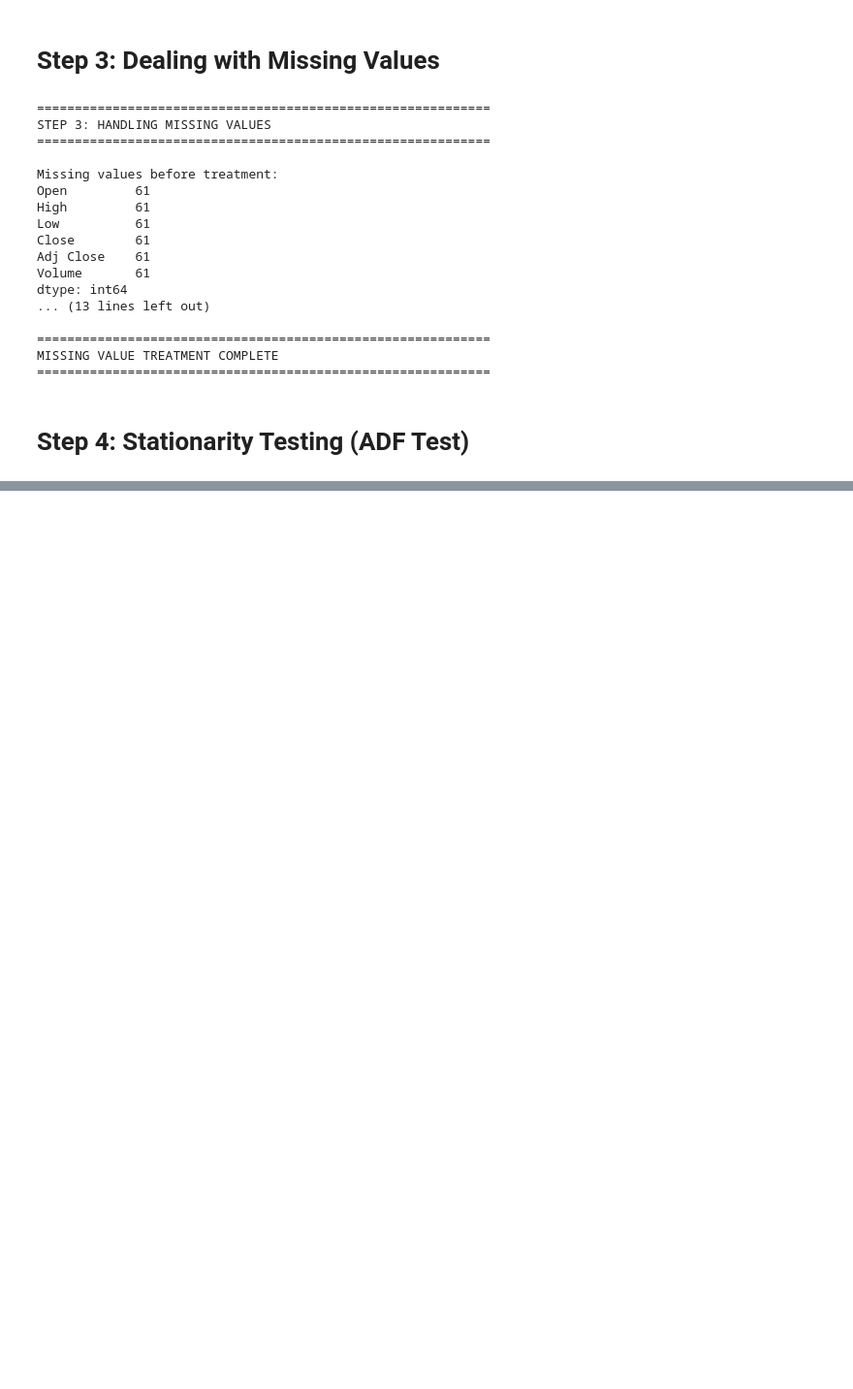
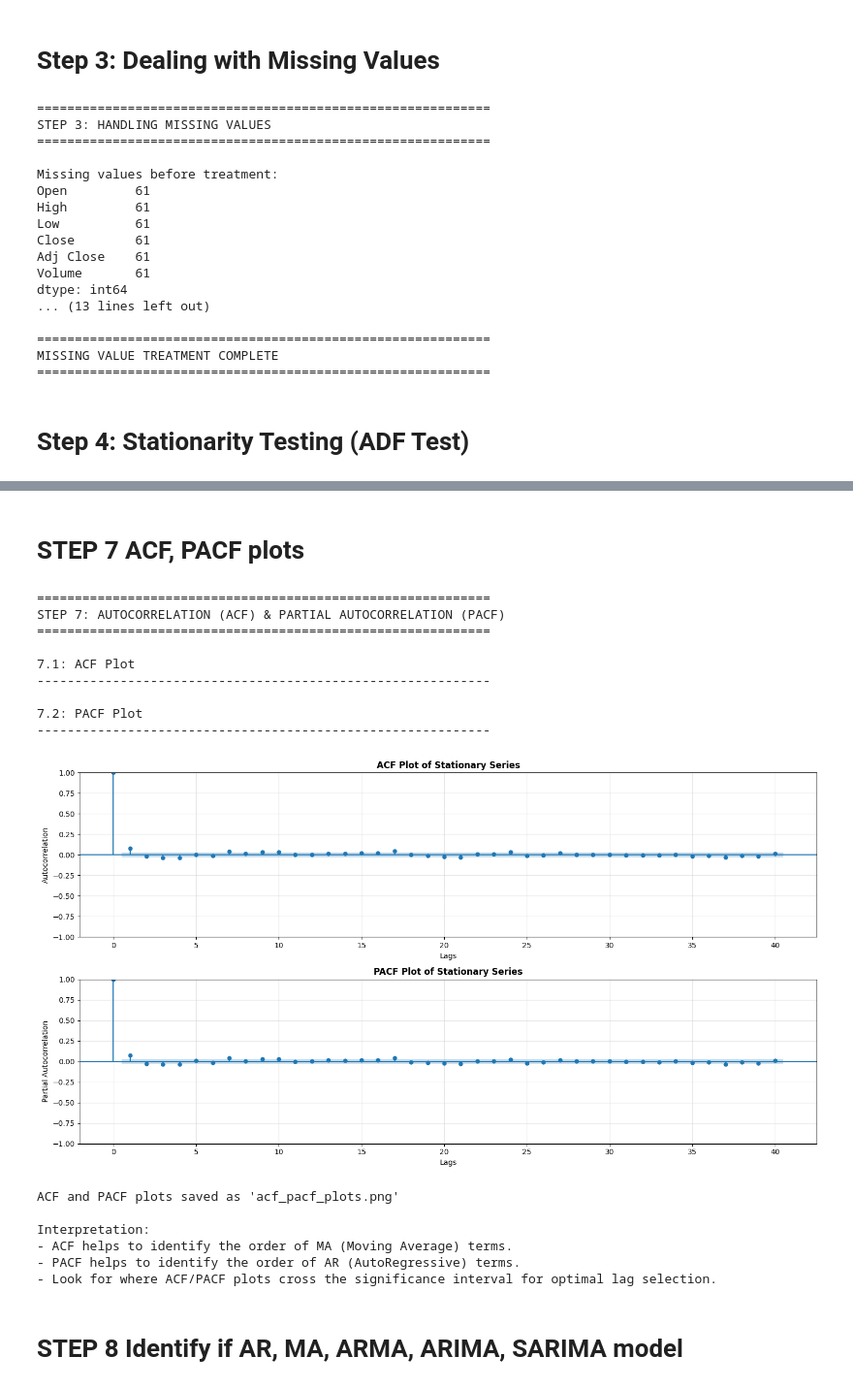
Before and after one commit to dipto8103/TATA-Stock-Analysis, a Jupyter notebook: main.ipynb, the cells around one changed output, grey strips where cells are left out. Shown at 97% size. Cells and saved outputs as stored; diff of their text form; code cells hidden in the pictures; blank space fills up the shorter version.

Commit message:
feat: refresh ARIMA workflow and outputs

```diff
--- a/main.ipynb
+++ b/main.ipynb
@@ -10,7 +10,7 @@ import seaborn as sns
 from scipy import stats
 from statsmodels.tsa.stattools import adfuller
 # %%
-df = pd.read_csv(r'D:\SEM 7\ATS_Project\TATAMOTORS.NS.csv')
+df = pd.read_csv(r'C:\Users\athar\ats project\ats project\TATAMOTORS.NS.csv')
 df['Date'] = pd.to_datetime(df['Date'], format='%d-%m-%Y')
 df.set_index('Date', inplace=True)
 close_prices = df['Close'].dropna()
@@ -258,0 +850,69 @@ Recommendation: Apply differencing
+# %% [markdown]
+# STEP 7 ACF, PACF plots #
+# %%
+# ============================================================
+# STEP 7: ACF, PACF PLOTS
+# ============================================================
+
+print("\n" + "=" * 60)
+print("STEP 7: AUTOCORRELATION (ACF) & PARTIAL AUTOCORRELATION (PACF)")
+print("=" * 60 + "\n")
+
+from statsmodels.graphics.tsaplots import plot_acf, plot_pacf
+
+# Assuming 'stationary_series' is the differenced/log-differenced series
+# from Step 5 that achieved stationarity.
+
+fig, axes = plt.subplots(2, 1, figsize=(15, 8))
+
+# -------------------------------------------------------------
+# 7.1: ACF Plot
+# -------------------------------------------------------------
+print("7.1: ACF Plot")
+print("-" * 60)
+plot_acf(stationary_series.dropna(), lags=40, ax=axes[0], alpha=0.05)
+axes[0].set_title('ACF Plot of Stationary Series', fontsize=12, fontweight='bold')
+axes[0].set_xlabel('Lags')
+axes[0].set_ylabel('Autocorrelation')
+axes[0].grid(True, alpha=0.3)
+
+# -------------------------------------------------------------
+# 7.2: PACF Plot
+# -------------------------------------------------------------
+print("\n7.2: PACF Plot")
+print("-" * 60)
+plot_pacf(stationary_series.dropna(), lags=40, ax=axes[1], method='ywm', alpha=0.05)
+axes[1].set_title('PACF Plot of Stationary Series', fontsize=12, fontweight='bold')
+axes[1].set_xlabel('Lags')
+axes[1].set_ylabel('Partial Autocorrelation')
+axes[1].grid(True, alpha=0.3)
+
+plt.tight_layout()
+plt.savefig('acf_pacf_plots.png', dpi=300, bbox_inches='tight')
+plt.show()
+
+print("ACF and PACF plots saved as 'acf_pacf_plots.png'")
+
+print("\nInterpretation:")
+print("- ACF helps to identify the order of MA (Moving Average) terms.")
+print("- PACF helps to identify the order of AR (AutoRegressive) terms.")
+print("- Look for where ACF/PACF plots cross the significance interval for optimal lag selection.")
+# %% [output]
+============================================================
+STEP 7: AUTOCORRELATION (ACF) & PARTIAL AUTOCORRELATION (PACF)
+============================================================
+
+7.1: ACF Plot
+------------------------------------------------------------
+
+7.2: PACF Plot
+------------------------------------------------------------
+[figure, added]
+ACF and PACF plots saved as 'acf_pacf_plots.png'
+
+Interpretation:
+- ACF helps to identify the order of MA (Moving Average) terms.
+- PACF helps to identify the order of AR (AutoRegressive) terms.
+- Look for where ACF/PACF plots cross the significance interval for optimal lag selection.
+# %% [markdown]
+# STEP 8 Identify if AR, MA, ARMA, ARIMA, SARIMA model #
```
Also changed, not shown: parts of 12 cells of this notebook, 3 other files.
